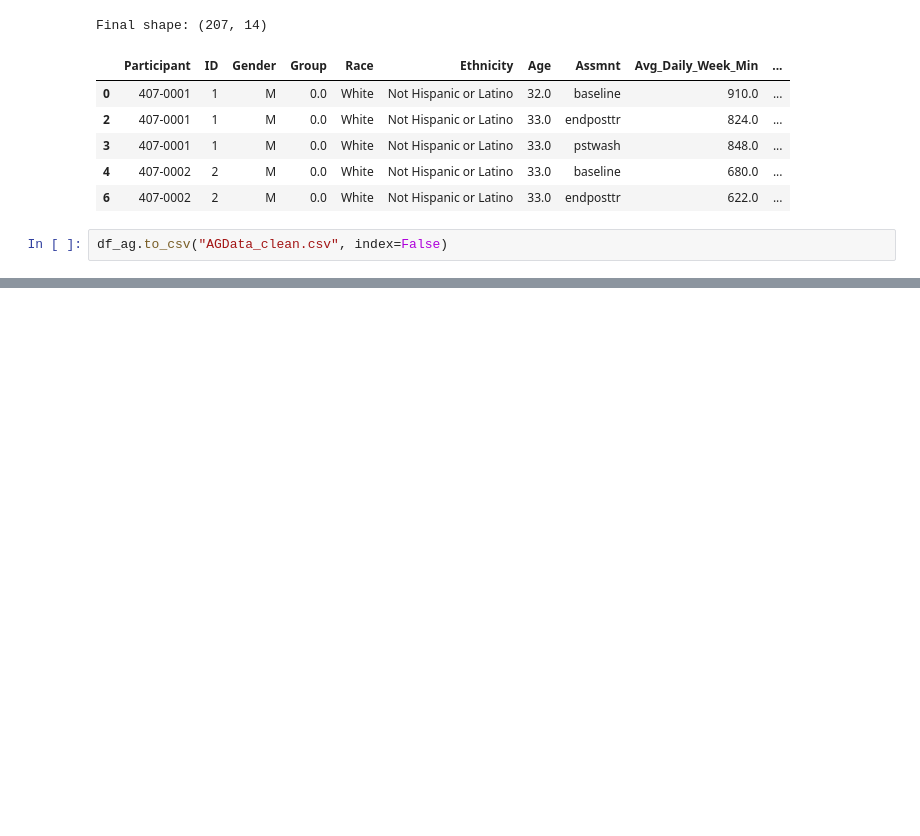
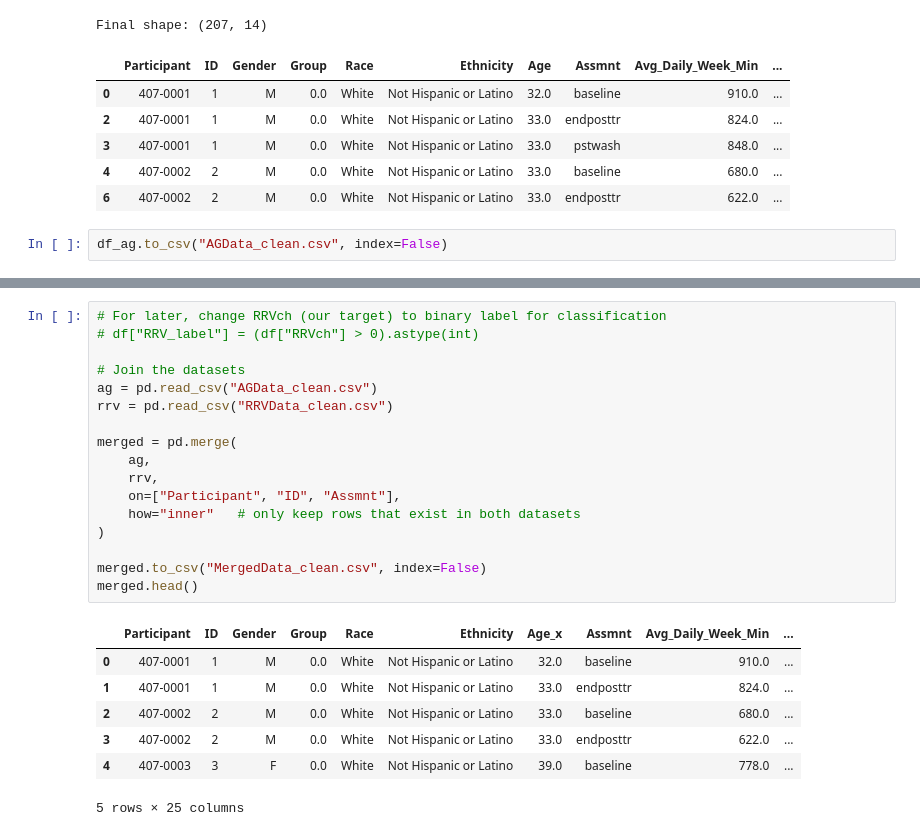
Before and after one commit to JainAnnanya/rrv-activity-modeling-ml, a Jupyter notebook: fitness_eda.ipynb, the cells around one changed output, grey strips where cells are left out. Cells and saved outputs as stored; diff of their text form; blank space fills up the shorter version.

```diff
--- a/fitness_eda.ipynb
+++ b/fitness_eda.ipynb
@@ -187,0 +319,25 @@ df_ag.to_csv("AGData_clean.csv", index=False)
+# %%
+# For later, change RRVch (our target) to binary label for classification
+# df["RRV_label"] = (df["RRVch"] > 0).astype(int)
+
+# Join the datasets
+ag = pd.read_csv("AGData_clean.csv")
+rrv = pd.read_csv("RRVData_clean.csv")
+
+merged = pd.merge(
+    ag,
+    rrv,
+    on=["Participant", "ID", "Assmnt"],
+    how="inner"   # only keep rows that exist in both datasets
+)
+
+merged.to_csv("MergedData_clean.csv", index=False)
+merged.head()
+# %% [output]
+|  | Participant | ID | Gender | Group | Race | Ethnicity | Age_x | Assmnt | Avg_Daily_Week_Min | ... |
+| 0 | 407-0001 | 1 | M | 0.0 | White | Not Hispanic or Latino | 32.0 | baseline | 910.0 | ... |
+| 1 | 407-0001 | 1 | M | 0.0 | White | Not Hispanic or Latino | 33.0 | endposttr | 824.0 | ... |
+| 2 | 407-0002 | 2 | M | 0.0 | White | Not Hispanic or Latino | 33.0 | baseline | 680.0 | ... |
+| 3 | 407-0002 | 2 | M | 0.0 | White | Not Hispanic or Latino | 33.0 | endposttr | 622.0 | ... |
+| 4 | 407-0003 | 3 | F | 0.0 | White | Not Hispanic or Latino | 39.0 | baseline | 778.0 | ... |
+5 rows × 25 columns
```
Also changed, not shown: parts of 8 cells of this notebook, 2 other files.
